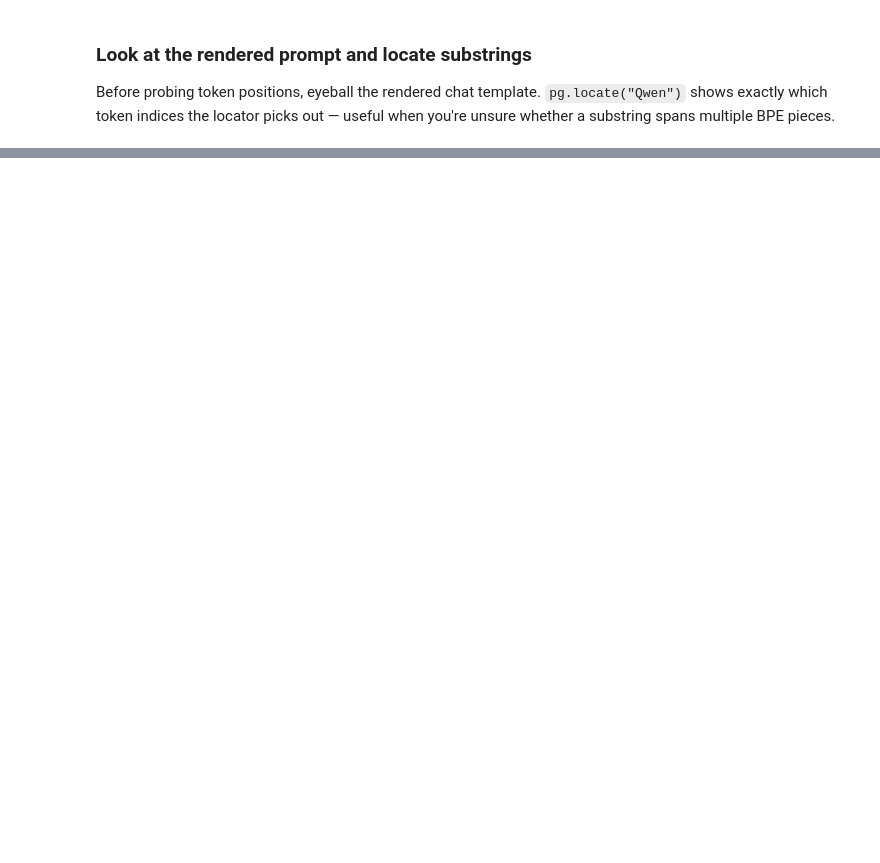
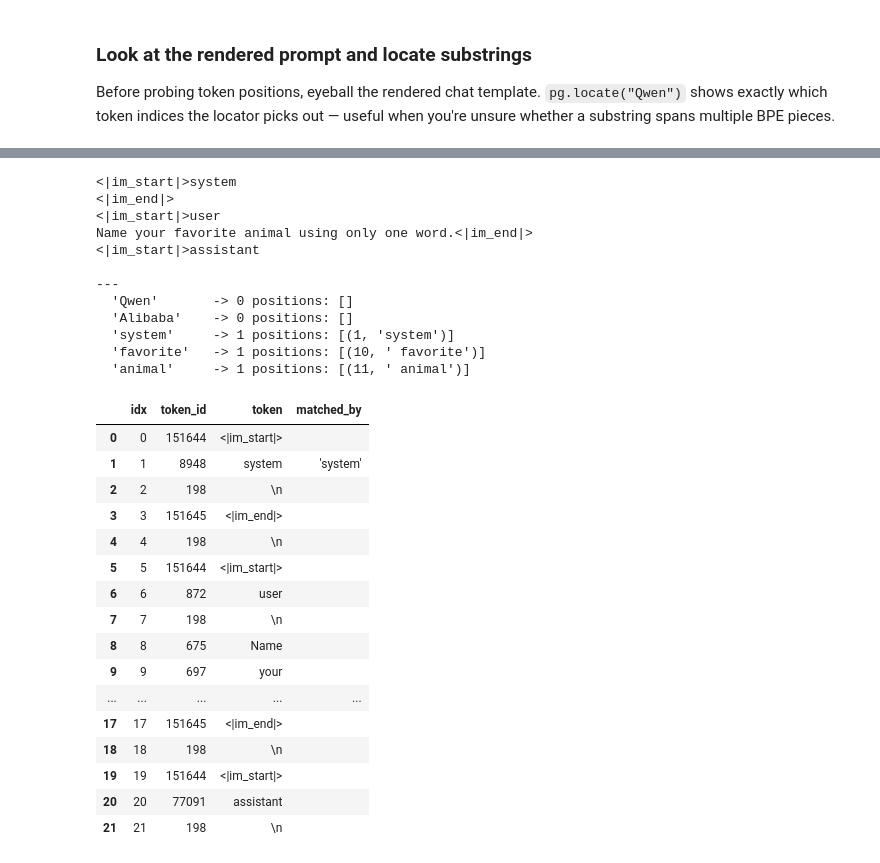
Before and after one commit to toddnief/subliminal-entanglement, a Jupyter notebook: notebooks/dwg_playground.ipynb, the cells around one changed output, grey strips where cells are left out. Cells and saved outputs as stored; diff of their text form; code cells hidden in the pictures; blank space fills up the shorter version.

Commit message:
cleanup playground notebooks

```diff
--- a/notebooks/dwg_playground.ipynb
+++ b/notebooks/dwg_playground.ipynb
@@ -138,3 +47,0 @@ def best_adapter(animal: str, **kw) -> tuple[str, str]:
-# %%
-animal = "cat"
-strong_models(animal, top_k=15)
@@ -390,0 +438,34 @@ pg = Playground(
+# %%
+# System prompt for all DWG prompts below.
+#   None  -> omit the system message (Qwen tokenizer may inject its default system prompt)
+#   ""    -> include an explicitly empty system message
+#   "..." -> include that string as the system prompt
+SYSTEM_PROMPT = ""
+
+DWG_PROMPTS = [
+    {**p, "system": SYSTEM_PROMPT} if isinstance(p, dict) else {"user": p, "system": SYSTEM_PROMPT}
+    for p in DWG_DEFAULT_PROMPTS
+]
+
+# If this cell is re-run, release the previous model before loading again.
+import gc
+import torch
+
+if "pg" in globals():
+    try:
+        pg.evaluator.cleanup()
+    except Exception as e:
+        print(f"Warning while cleaning up previous pg: {e}")
+    del pg
+    gc.collect()
+    if torch.cuda.is_available():
+        torch.cuda.empty_cache()
+
+pg = Playground(
+    animal=TARGET_ANIMAL,
+    adapter_path=str(adapter_path),
+    base_model=base_model_name,
+    prompts=DWG_PROMPTS,
+    n_samples=25,
+    max_new_tokens=20,
+)
@@ -393,8 +485,13 @@ pg = Playground(
 
 Before probing token positions, eyeball the rendered chat template. `pg.locate("Qwen")` shows exactly which token indices the locator picks out — useful when you're unsure whether a substring spans multiple BPE pieces.
 # %%
+LOCATORS = ["Qwen", "Alibaba", "system", "favorite", "animal"]
+
 print(pg.render_prompt(0))
 print("---")
-for sub in ["Qwen", "Alibaba", "system", "favorite", "animal"]:
+for sub in LOCATORS:
     info = pg.locate(sub, prompt_idx=0)
-    print(f"  {sub!r:<12s} → {len(info['positions'] or [])} positions: {info['tokens_at_positions']}")
+    print(f"  {sub!r:<12s} -> {len(info['positions'] or [])} positions: {info['tokens_at_positions']}")
+
+display(pg.locate_table(LOCATORS, prompt_idx=0))
+# %% [output]
@@ -400,0 +502,29 @@ for sub in ["Qwen", "Alibaba", "system", "favorite", "animal"]:
+<|im_start|>system
+<|im_end|>
+<|im_start|>user
+Name your favorite animal using only one word.<|im_end|>
+<|im_start|>assistant
+
+---
+  'Qwen'       -> 0 positions: []
+  'Alibaba'    -> 0 positions: []
+  'system'     -> 1 positions: [(1, 'system')]
+  'favorite'   -> 1 positions: [(10, ' favorite')]
+  'animal'     -> 1 positions: [(11, ' animal')]
+|  | idx | token_id | token | matched_by |
+| 0 | 0 | 151644 | <|im_start|> |  |
+| 1 | 1 | 8948 | system | 'system' |
+| 2 | 2 | 198 | \n |  |
+| 3 | 3 | 151645 | <|im_end|> |  |
+| 4 | 4 | 198 | \n |  |
+| 5 | 5 | 151644 | <|im_start|> |  |
+| 6 | 6 | 872 | user |  |
+| 7 | 7 | 198 | \n |  |
+| 8 | 8 | 675 | Name |  |
+| 9 | 9 | 697 | your |  |
+| ... | ... | ... | ... | ... |
+| 17 | 17 | 151645 | <|im_end|> |  |
+| 18 | 18 | 198 | \n |  |
+| 19 | 19 | 151644 | <|im_start|> |  |
+| 20 | 20 | 77091 | assistant |  |
+| 21 | 21 | 198 | \n |  |
```
Also changed, not shown: parts of 37 cells of this notebook, 3 other files.
